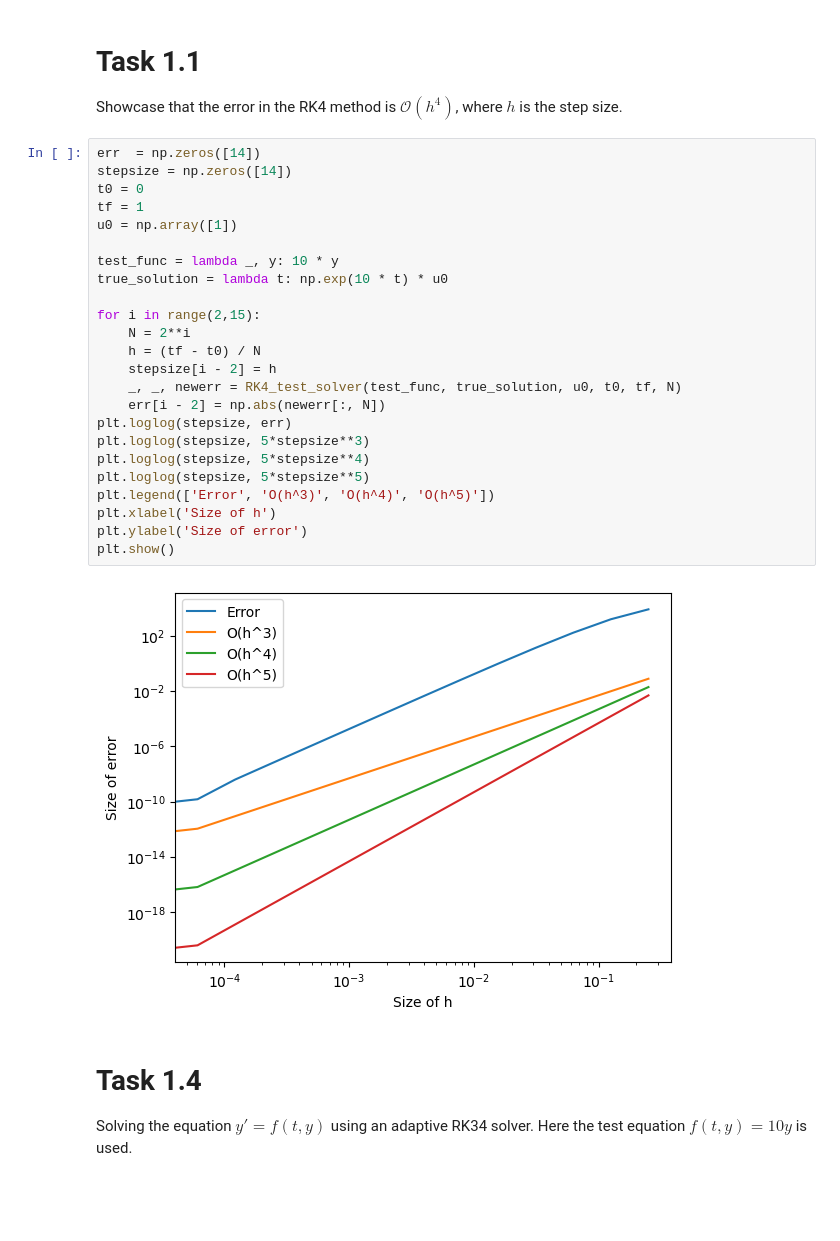
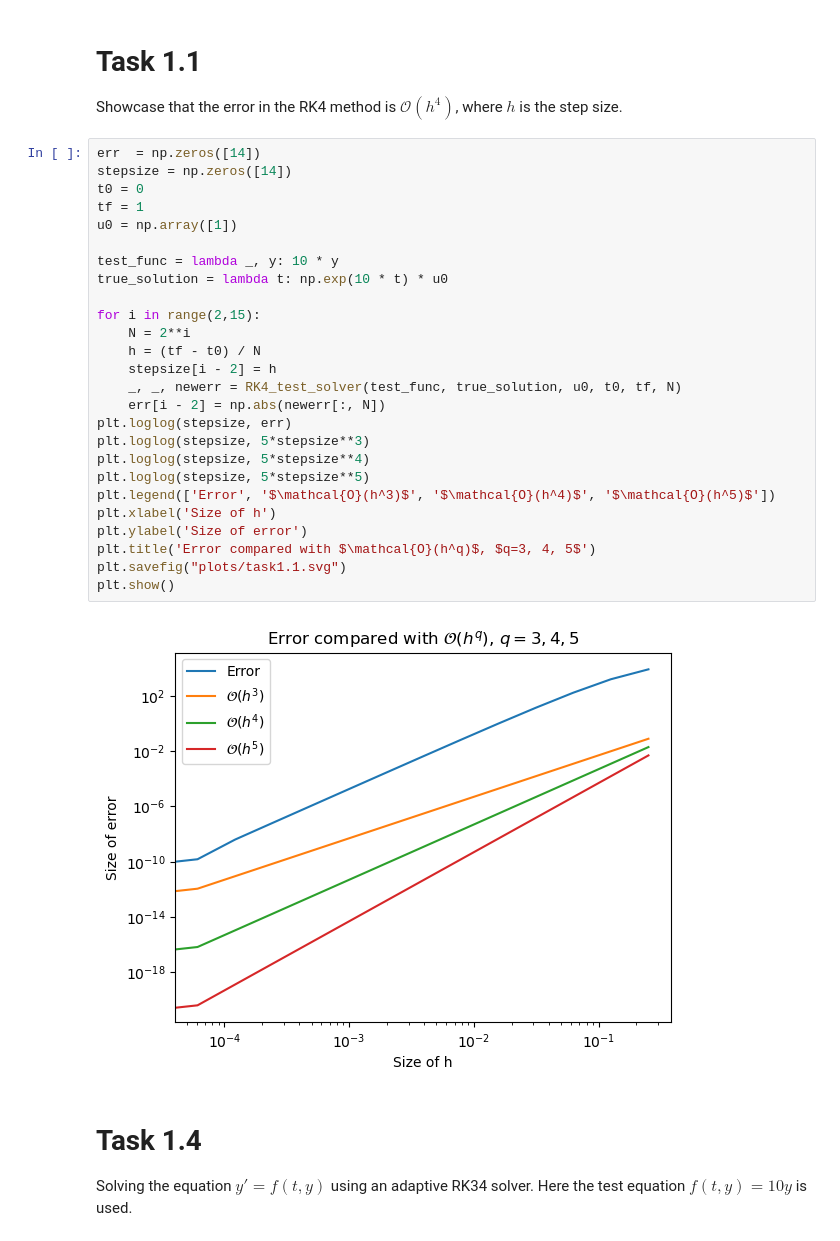
Before and after one commit to varepg/numerical-differential-equations, a Jupyter notebook: project1/project1.ipynb, the cells around one changed output. Saved outputs shown, nothing was run; the diff lists cells and outputs as text; blank space fills up the shorter version.

```diff
--- a/project1/project1.ipynb
+++ b/project1/project1.ipynb
@@ -11,29 +14,31 @@ Showcase that the error in the RK4 method is $\mathcal{O}(h^4)$, where $h$ is th
 # %%
 err  = np.zeros([14])
 stepsize = np.zeros([14])
 t0 = 0
 tf = 1
 u0 = np.array([1])
 
 test_func = lambda _, y: 10 * y
 true_solution = lambda t: np.exp(10 * t) * u0
 
 for i in range(2,15):
     N = 2**i
     h = (tf - t0) / N
     stepsize[i - 2] = h
     _, _, newerr = RK4_test_solver(test_func, true_solution, u0, t0, tf, N)
     err[i - 2] = np.abs(newerr[:, N])
 plt.loglog(stepsize, err)
 plt.loglog(stepsize, 5*stepsize**3)
 plt.loglog(stepsize, 5*stepsize**4)
 plt.loglog(stepsize, 5*stepsize**5)
-plt.legend(['Error', 'O(h^3)', 'O(h^4)', 'O(h^5)'])
+plt.legend(['Error', '$\mathcal{O}(h^3)$', '$\mathcal{O}(h^4)$', '$\mathcal{O}(h^5)$'])
 plt.xlabel('Size of h')
 plt.ylabel('Size of error')
+plt.title('Error compared with $\mathcal{O}(h^q)$, $q=3, 4, 5$')
+plt.savefig("plots/task1.1.svg")
 plt.show()
 # %% [output]
-[figure, old version]
+[figure, new version]
 # %% [markdown]
 # Task 1.4
 Solving the equation $y'=f(t, y)$ using an adaptive RK34 solver. Here the test equation $f(t, y)=10y$ is used.
```
Also changed, not shown: parts of 16 cells of this notebook.
